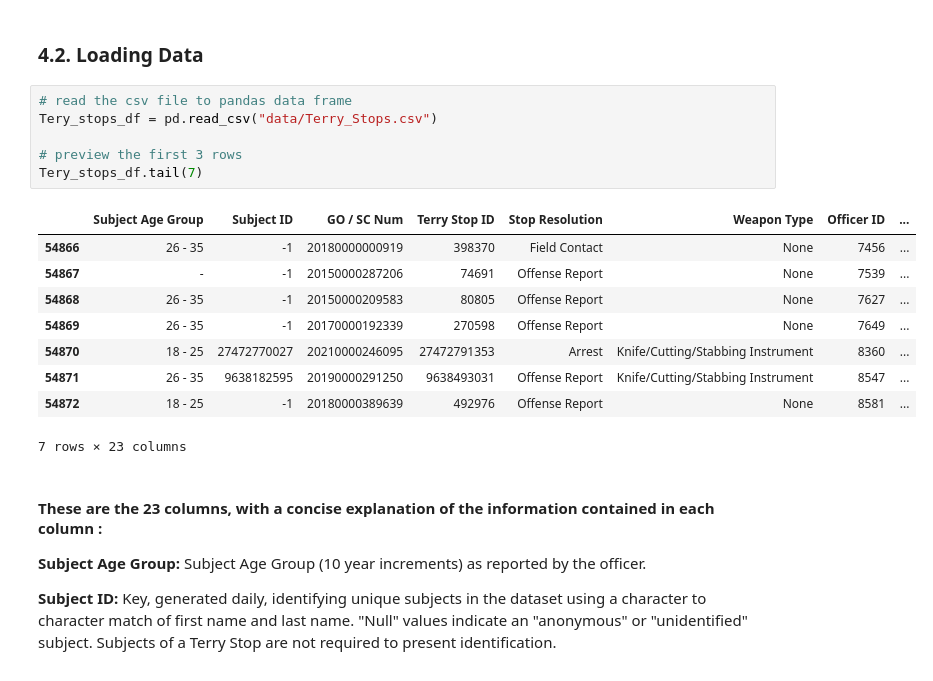
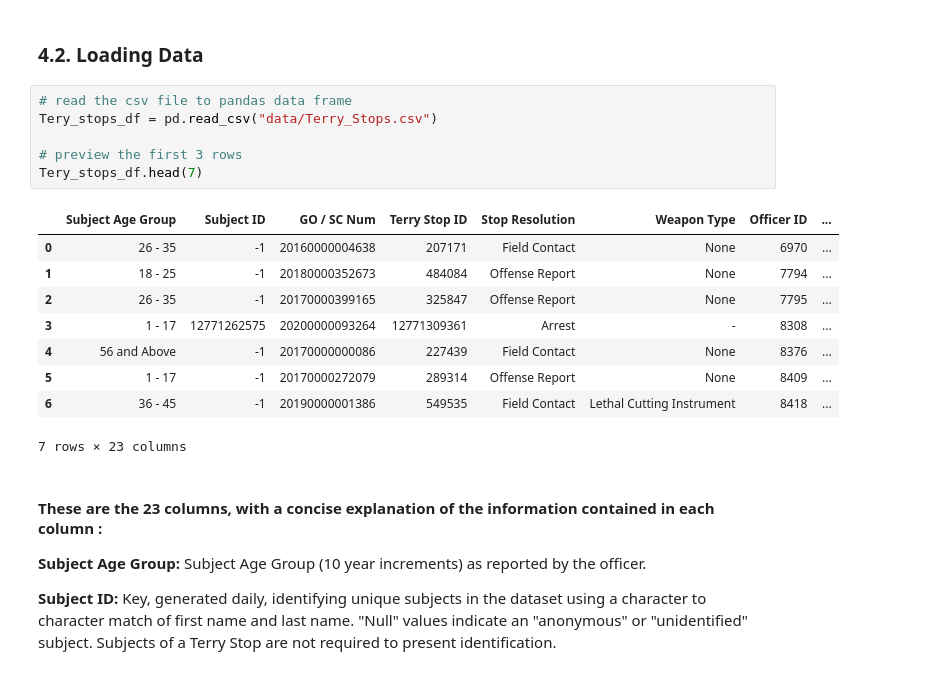
Before and after one commit to adikamunyao/Phase-3-project, a Jupyter notebook: index.ipynb, the cells around one changed output. Saved outputs shown, nothing was run; the diff lists cells and outputs as text.

```diff
--- a/index.ipynb
+++ b/index.ipynb
@@ -67,18 +67,18 @@ import seaborn as sns
 # %%
 # read the csv file to pandas data frame
 Tery_stops_df = pd.read_csv("data/Terry_Stops.csv")
 
 # preview the first 3 rows
-Tery_stops_df.tail(7)
+Tery_stops_df.head(7)
 # %% [output]
 |  | Subject Age Group | Subject ID | GO / SC Num | Terry Stop ID | Stop Resolution | Weapon Type | Officer ID | ... |
-| 54866 | 26 - 35 | -1 | 20180000000919 | 398370 | Field Contact | None | 7456 | ... |
-| 54867 | - | -1 | 20150000287206 | 74691 | Offense Report | None | 7539 | ... |
-| 54868 | 26 - 35 | -1 | 20150000209583 | 80805 | Offense Report | None | 7627 | ... |
-| 54869 | 26 - 35 | -1 | 20170000192339 | 270598 | Offense Report | None | 7649 | ... |
-| 54870 | 18 - 25 | 27472770027 | 20210000246095 | 27472791353 | Arrest | Knife/Cutting/Stabbing Instrument | 8360 | ... |
-| 54871 | 26 - 35 | 9638182595 | 20190000291250 | 9638493031 | Offense Report | Knife/Cutting/Stabbing Instrument | 8547 | ... |
-| 54872 | 18 - 25 | -1 | 20180000389639 | 492976 | Offense Report | None | 8581 | ... |
+| 0 | 26 - 35 | -1 | 20160000004638 | 207171 | Field Contact | None | 6970 | ... |
+| 1 | 18 - 25 | -1 | 20180000352673 | 484084 | Offense Report | None | 7794 | ... |
+| 2 | 26 - 35 | -1 | 20170000399165 | 325847 | Offense Report | None | 7795 | ... |
+| 3 | 1 - 17 | 12771262575 | 20200000093264 | 12771309361 | Arrest | - | 8308 | ... |
+| 4 | 56 and Above | -1 | 20170000000086 | 227439 | Field Contact | None | 8376 | ... |
+| 5 | 1 - 17 | -1 | 20170000272079 | 289314 | Offense Report | None | 8409 | ... |
+| 6 | 36 - 45 | -1 | 20190000001386 | 549535 | Field Contact | Lethal Cutting Instrument | 8418 | ... |
 7 rows × 23 columns
 # %% [markdown]
 #### These are the  23 columns, with a concise explanation of the information contained in each column :
```
Also changed, not shown: parts of 35 cells of this notebook.
